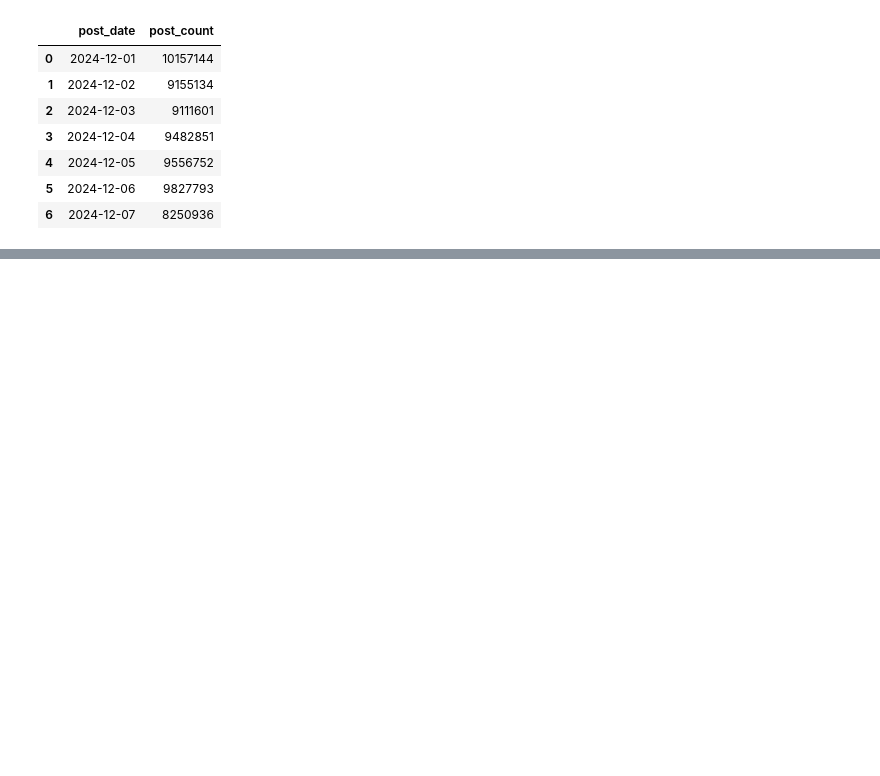
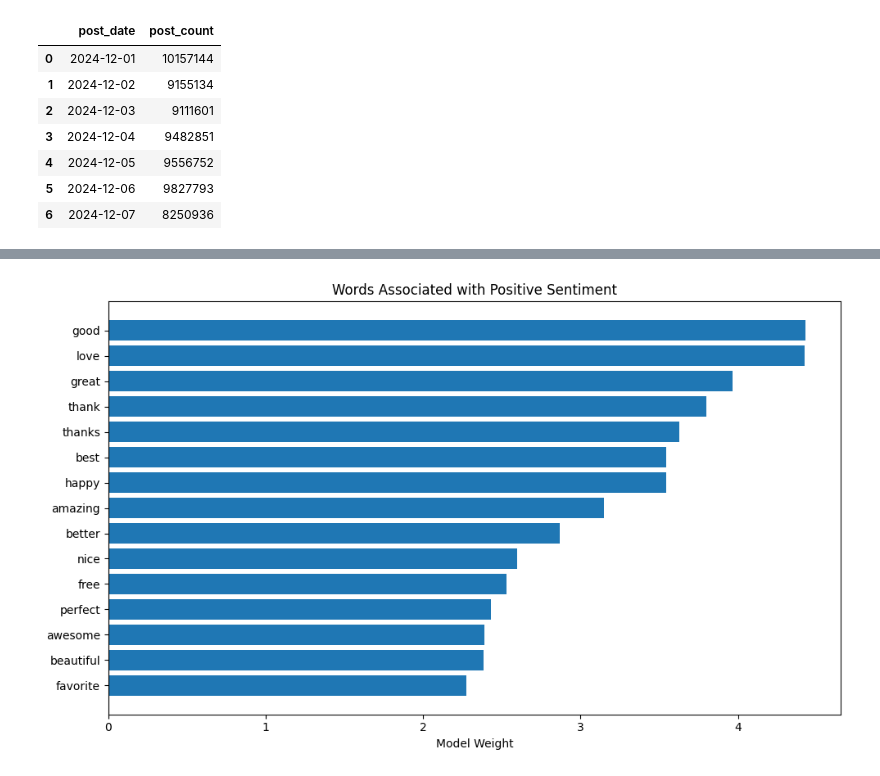
Before and after one commit to sjsu-cs131-spring26/trendtrackers-engagement-socialmedia, a Jupyter notebook: finaldemo_trendtrackers.ipynb, the cells around one changed output, grey strips where cells are left out. Cells and saved outputs as stored; diff of their text form; code cells hidden in the pictures; blank space fills up the shorter version.

```diff
--- a/finaldemo_trendtrackers.ipynb
+++ b/finaldemo_trendtrackers.ipynb
@@ -458,0 +520,19 @@ Daily Activity
+# %%
+from sklearn.model_selection import train_test_split
+
+X_train, X_test, y_train, y_test = train_test_split(
+    sample_df["original_text"],
+    sample_df["sentiment_label"],
+    test_size=0.2,
+    random_state=42
+)
+# %%
+from sklearn.feature_extraction.text import TfidfVectorizer
+
+vectorizer = TfidfVectorizer(
+    stop_words="english",
+    max_features=5000
+)
+
+X_train_vec = vectorizer.fit_transform(X_train)
+X_test_vec = vectorizer.transform(X_test)
@@ -458,0 +565,24 @@ Daily Activity
+# %%
+import numpy as np
+import matplotlib.pyplot as plt
+
+feature_names = vectorizer.get_feature_names_out()
+
+# find which row corresponds to the positive class
+positive_index = list(model.classes_).index("positive")
+
+coefficients = model.coef_[positive_index]
+
+top_positive = np.argsort(coefficients)[-15:]
+
+plt.figure(figsize=(10,6))
+
+plt.barh(feature_names[top_positive], coefficients[top_positive])
+
+plt.title("Words Associated with Positive Sentiment")
+plt.xlabel("Model Weight")
+
+plt.tight_layout()
+plt.show()
+# %% [output]
+[figure, added]
```
Also changed, not shown: parts of 5 cells of this notebook.
